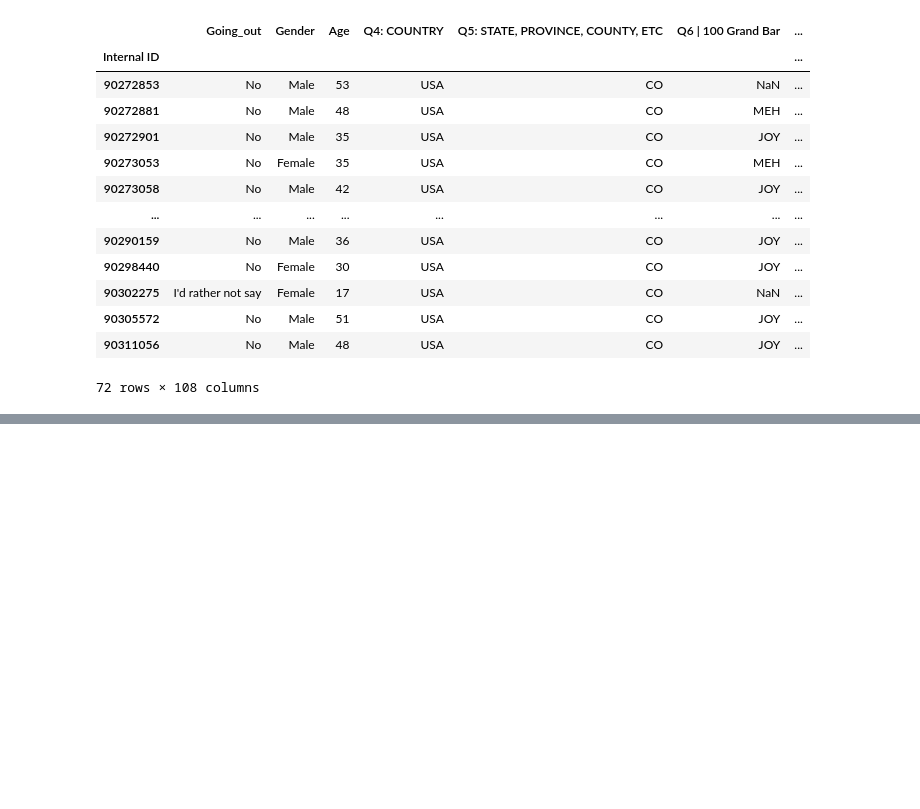
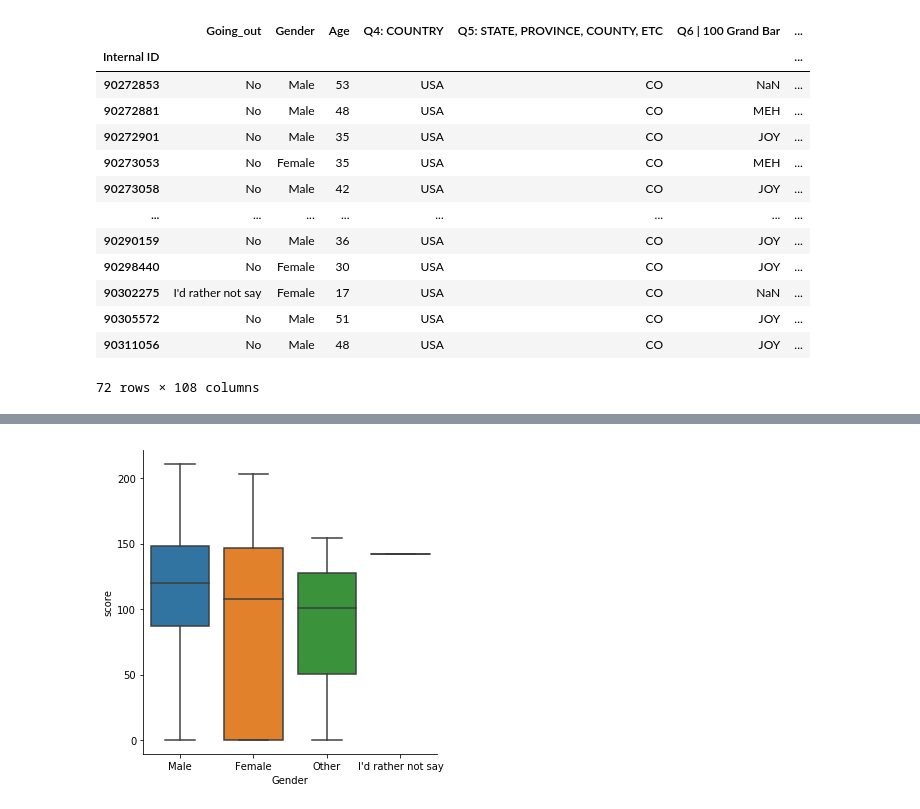
Before and after one commit to JingxiuHu/CandyHierarchyDataCleanUp, a Jupyter notebook: candy_data_clean_up.ipynb, the cells around one changed output, grey strips where cells are left out. Cells and saved outputs as stored; diff of their text form; code cells hidden in the pictures; blank space fills up the shorter version.

Commit message:
more graph

```diff
--- a/candy_data_clean_up.ipynb
+++ b/candy_data_clean_up.ipynb
@@ -480,4 +482,6 @@ CO_data
 | 90311056 | No | Male | 48 | USA | CO | JOY | ... |
 72 rows × 108 columns
 # %%
-CO_Rank = CO_data.drop(candyData.columns[0:6], axis=1, inplace=False)
+CO_Gender_Rank = CO_data.drop(candyData.columns[2:5], axis=1, inplace=False)
+CO_Gender_Rank = CO_Gender_Rank.drop(CO_Gender_Rank.columns[0], axis=1, inplace=False)
+CO_Gender_Rank
@@ -484,4 +503,4 @@ CO_Rank = CO_data.drop(candyData.columns[0:6], axis=1, inplace=False)
 # %%
-CO_Rank.replace('JOY', 3, inplace=True)
-CO_Rank.replace('MEH',1, inplace=True)
-CO_Rank.replace('DESPAIR',0, inplace=True)
+CO_Gender_Rank.replace('JOY', 3, inplace=True)
+CO_Gender_Rank.replace('MEH',1, inplace=True)
+CO_Gender_Rank.replace('DESPAIR',0, inplace=True)
@@ -527,0 +524,7 @@ CO_Score_df.plot(kind='bar',y='score',title='CO Candy Score')
+# %%
+col_list= list(CO_Gender_Rank)
+col_list.remove('Gender')
+#col_list
+# %%
+CO_Gender_Rank['score'] = CO_Gender_Rank[col_list].sum(axis=1)
+CO_Gender_Rank
@@ -527,0 +546,4 @@ CO_Score_df.plot(kind='bar',y='score',title='CO Candy Score')
+# %%
+sns.catplot(x="Gender", y="score", kind="box", data=CO_Gender_Rank);
+# %% [output]
+[figure, added]
```
Also changed, not shown: parts of 8 cells of this notebook.
